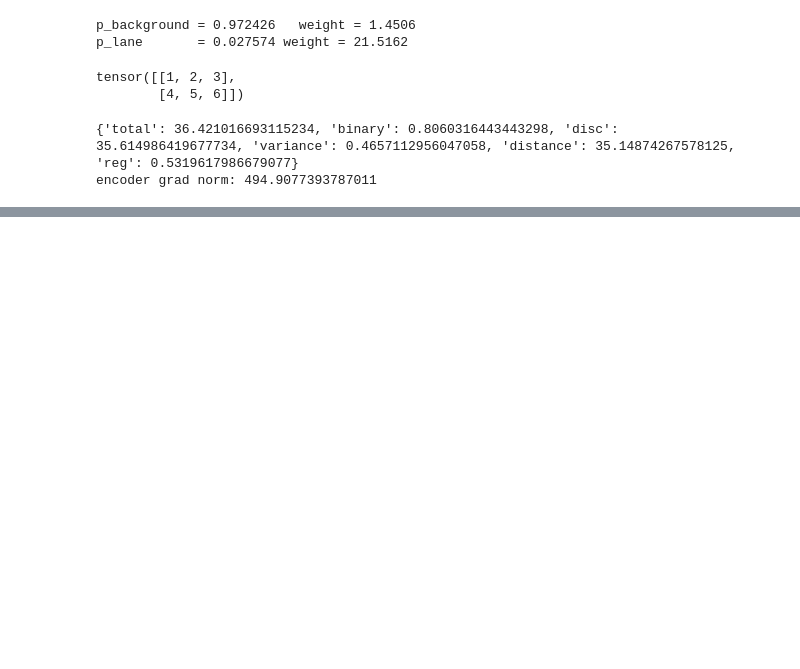
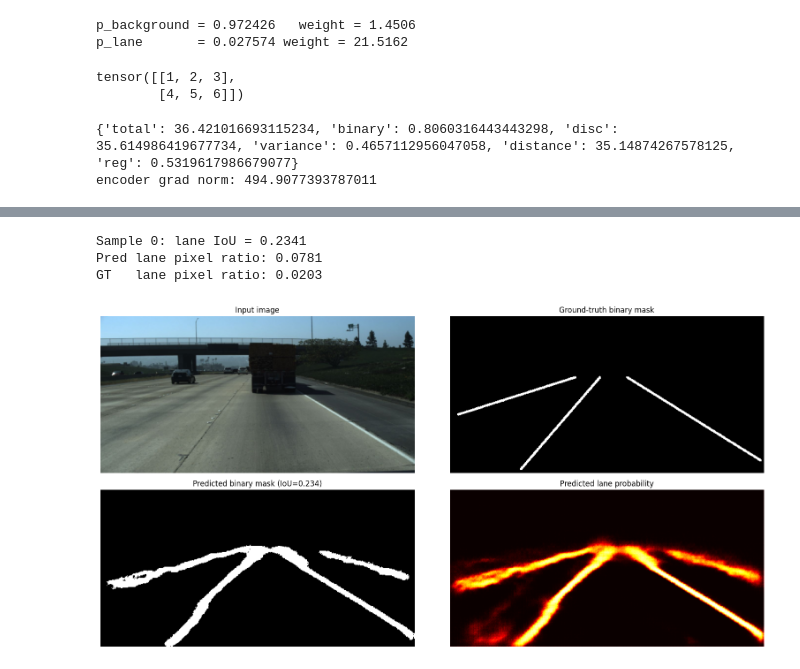
Before and after one commit to abdullahtapanci/LaneDetection, a Jupyter notebook: trial.ipynb, the cells around one changed output, grey strips where cells are left out. Cells and saved outputs as stored; diff of their text form; code cells hidden in the pictures; blank space fills up the shorter version.

```diff
--- a/trial.ipynb
+++ b/trial.ipynb
@@ -216,0 +227,60 @@ encoder grad norm: 494.9077393787011
+# %%
+# Pick a sample from validation set
+val_ds = LaneDataset(f"{cfg.ROOT_DIR}/val.txt", cfg.ROOT_DIR, transform=transform_image)
+
+idx = 0   # change to look at different samples
+img, bin_mask_gt, inst_mask_gt = val_ds[idx]
+
+# Run inference
+with torch.no_grad():
+    binary_logits, embedding = model(img.unsqueeze(0).to(device))
+
+# Convert to numpy for plotting
+binary_pred = binary_logits.argmax(dim=1).squeeze(0).cpu().numpy()  # (H, W) int
+binary_prob = torch.softmax(binary_logits, dim=1)[0, 1].cpu().numpy()  # (H, W) lane prob
+emb = embedding.squeeze(0).cpu().numpy()                            # (D, H, W)
+bin_gt = bin_mask_gt.squeeze(0).numpy()
+inst_gt = inst_mask_gt.squeeze(0).numpy()
+
+# Per-sample IoU
+iou = binary_iou(binary_logits, bin_mask_gt.unsqueeze(0).to(device))
+print(f"Sample {idx}: lane IoU = {iou:.4f}")
+print(f"Pred lane pixel ratio: {binary_pred.mean():.4f}")
+print(f"GT   lane pixel ratio: {bin_gt.mean():.4f}")
+# %% [output]
+Sample 0: lane IoU = 0.2341
+Pred lane pixel ratio: 0.0781
+GT   lane pixel ratio: 0.0203
+# %%
+# Denormalize image for display
+mean = np.array([0.485, 0.456, 0.406], dtype=np.float32)
+std  = np.array([0.229, 0.224, 0.225], dtype=np.float32)
+img_disp = img.permute(1, 2, 0).numpy() * std + mean
+img_disp = img_disp.clip(0, 1)
+
+fig, axes = plt.subplots(2, 2, figsize=(16, 8))
+
+# Top-left: input image
+axes[0, 0].imshow(img_disp)
+axes[0, 0].set_title("Input image")
+axes[0, 0].axis("off")
+
+# Top-right: ground-truth lane mask
+axes[0, 1].imshow(bin_gt, cmap="gray")
+axes[0, 1].set_title("Ground-truth binary mask")
+axes[0, 1].axis("off")
+
+# Bottom-left: predicted lane mask (argmax)
+axes[1, 0].imshow(binary_pred, cmap="gray")
+axes[1, 0].set_title(f"Predicted binary mask (IoU={iou:.3f})")
+axes[1, 0].axis("off")
+
+# Bottom-right: predicted lane probability heatmap
+axes[1, 1].imshow(binary_prob, cmap="hot", vmin=0, vmax=1)
+axes[1, 1].set_title("Predicted lane probability")
+axes[1, 1].axis("off")
+
+plt.tight_layout()
+plt.show()
+# %% [output]
+[figure, added]
```
Also changed, not shown: parts of 7 cells of this notebook, 7 other files.
